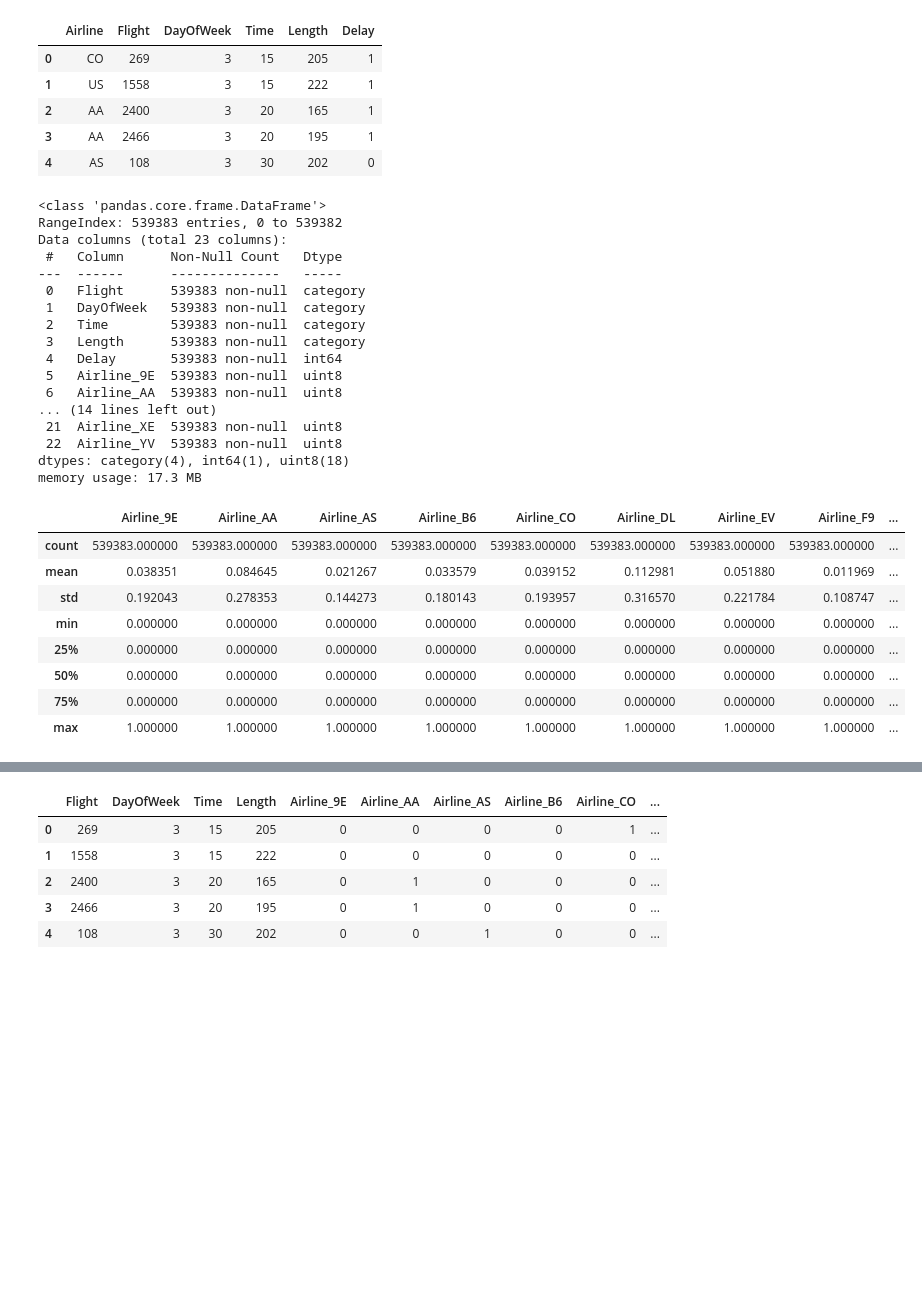
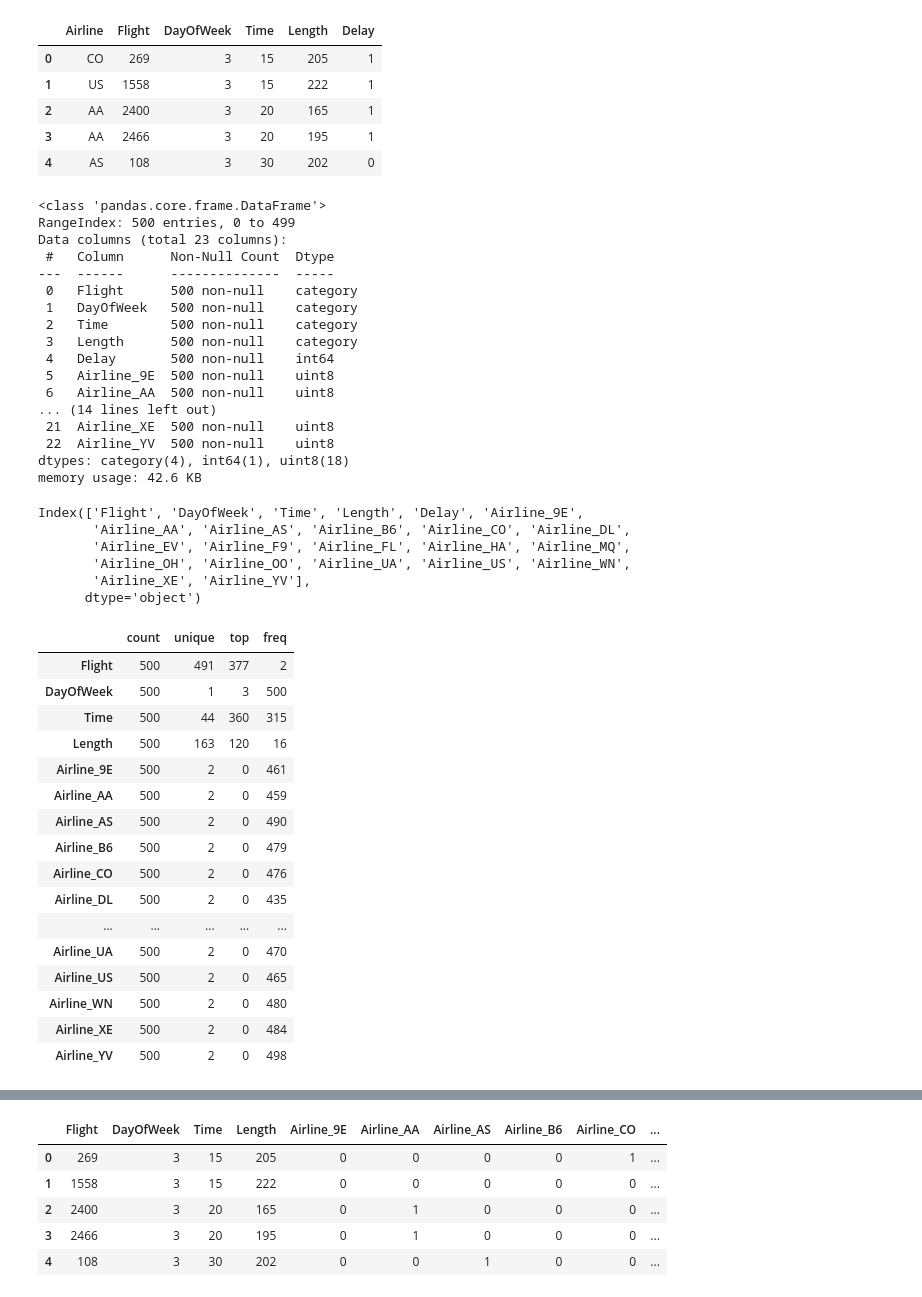
Before and after one commit to danm00nster/ML_PROJECT, a Jupyter notebook: ML_Daniel_Kwiecinski.ipynb, the cells around one changed output, grey strips where cells are left out. Saved outputs shown, nothing was run; the diff lists cells and outputs as text; code cells hidden in the pictures; blank space fills up the shorter version.

```diff
--- a/ML_Daniel_Kwiecinski.ipynb
+++ b/ML_Daniel_Kwiecinski.ipynb
@@ -15,6 +16,7 @@ from sklearn.metrics import confusion_matrix
 fatal: destination path 'PW_ML_PROJECT' already exists and is not an empty directory.
 # %%
 AirlinesDF=pd.read_csv('PW_ML_PROJECT/Airlines.csv')
+AirlinesDF=AirlinesDF[:500]
 # %%
 AirlinesDF.info()
 # %% [output]
@@ -61,21 +75,28 @@ for col in ['Airline','Flight', 'DayOfWeek', 'Time', 'Length']:
 AirlinesDF=pd.get_dummies(AirlinesDF,columns=['Airline'],drop_first=False)
 # %%
 AirlinesDF.info()
+AirlinesDF.columns
 # %% [output]
 <class 'pandas.core.frame.DataFrame'>
-RangeIndex: 539383 entries, 0 to 539382
+RangeIndex: 500 entries, 0 to 499
 Data columns (total 23 columns):
- #   Column      Non-Null Count   Dtype
----  ------      --------------   -----
- 0   Flight      539383 non-null  category
- 1   DayOfWeek   539383 non-null  category
- 2   Time        539383 non-null  category
- 3   Length      539383 non-null  category
- 4   Delay       539383 non-null  int64
- 5   Airline_9E  539383 non-null  uint8
- 6   Airline_AA  539383 non-null  uint8
+ #   Column      Non-Null Count  Dtype
+---  ------      --------------  -----
+ 0   Flight      500 non-null    category
+ 1   DayOfWeek   500 non-null    category
+ 2   Time        500 non-null    category
+ 3   Length      500 non-null    category
+ 4   Delay       500 non-null    int64
+ 5   Airline_9E  500 non-null    uint8
+ 6   Airline_AA  500 non-null    uint8
 ... (14 lines left out)
- 21  Airline_XE  539383 non-null  uint8
- 22  Airline_YV  539383 non-null  uint8
+ 21  Airline_XE  500 non-null    uint8
+ 22  Airline_YV  500 non-null    uint8
 dtypes: category(4), int64(1), uint8(18)
-memory usage: 17.3 MB
+memory usage: 42.6 KB
+Index(['Flight', 'DayOfWeek', 'Time', 'Length', 'Delay', 'Airline_9E',
+       'Airline_AA', 'Airline_AS', 'Airline_B6', 'Airline_CO', 'Airline_DL',
+       'Airline_EV', 'Airline_F9', 'Airline_FL', 'Airline_HA', 'Airline_MQ',
+       'Airline_OH', 'Airline_OO', 'Airline_UA', 'Airline_US', 'Airline_WN',
+       'Airline_XE', 'Airline_YV'],
+      dtype='object')
@@ -84,17 +103,29 @@ y=AirlinesDF.pop("Delay")
+# %%
+y=AirlinesDF.pop("Delay")
+for col in AirlinesDF.columns:
+    AirlinesDF[col] = AirlinesDF[col].astype('category')
 # %%
 X=AirlinesDF
 # %%
-X.describe()
+X.describe().T
 # %% [output]
-|  | Airline_9E | Airline_AA | Airline_AS | Airline_B6 | Airline_CO | Airline_DL | Airline_EV | Airline_F9 | ... |
-| count | 539383.000000 | 539383.000000 | 539383.000000 | 539383.000000 | 539383.000000 | 539383.000000 | 539383.000000 | 539383.000000 | ... |
-| mean | 0.038351 | 0.084645 | 0.021267 | 0.033579 | 0.039152 | 0.112981 | 0.051880 | 0.011969 | ... |
-| std | 0.192043 | 0.278353 | 0.144273 | 0.180143 | 0.193957 | 0.316570 | 0.221784 | 0.108747 | ... |
-| min | 0.000000 | 0.000000 | 0.000000 | 0.000000 | 0.000000 | 0.000000 | 0.000000 | 0.000000 | ... |
-| 25% | 0.000000 | 0.000000 | 0.000000 | 0.000000 | 0.000000 | 0.000000 | 0.000000 | 0.000000 | ... |
-| 50% | 0.000000 | 0.000000 | 0.000000 | 0.000000 | 0.000000 | 0.000000 | 0.000000 | 0.000000 | ... |
-| 75% | 0.000000 | 0.000000 | 0.000000 | 0.000000 | 0.000000 | 0.000000 | 0.000000 | 0.000000 | ... |
-| max | 1.000000 | 1.000000 | 1.000000 | 1.000000 | 1.000000 | 1.000000 | 1.000000 | 1.000000 | ... |
+|  | count | unique | top | freq |
+| Flight | 500 | 491 | 377 | 2 |
+| DayOfWeek | 500 | 1 | 3 | 500 |
+| Time | 500 | 44 | 360 | 315 |
+| Length | 500 | 163 | 120 | 16 |
+| Airline_9E | 500 | 2 | 0 | 461 |
+| Airline_AA | 500 | 2 | 0 | 459 |
+| Airline_AS | 500 | 2 | 0 | 490 |
+| Airline_B6 | 500 | 2 | 0 | 479 |
+| Airline_CO | 500 | 2 | 0 | 476 |
+| Airline_DL | 500 | 2 | 0 | 435 |
+| ... | ... | ... | ... | ... |
+| Airline_UA | 500 | 2 | 0 | 470 |
+| Airline_US | 500 | 2 | 0 | 465 |
+| Airline_WN | 500 | 2 | 0 | 480 |
+| Airline_XE | 500 | 2 | 0 | 484 |
+| Airline_YV | 500 | 2 | 0 | 498 |
 # %%
 X.info()
 # %% [output]
```
Also changed, not shown: parts of 15 cells of this notebook.
